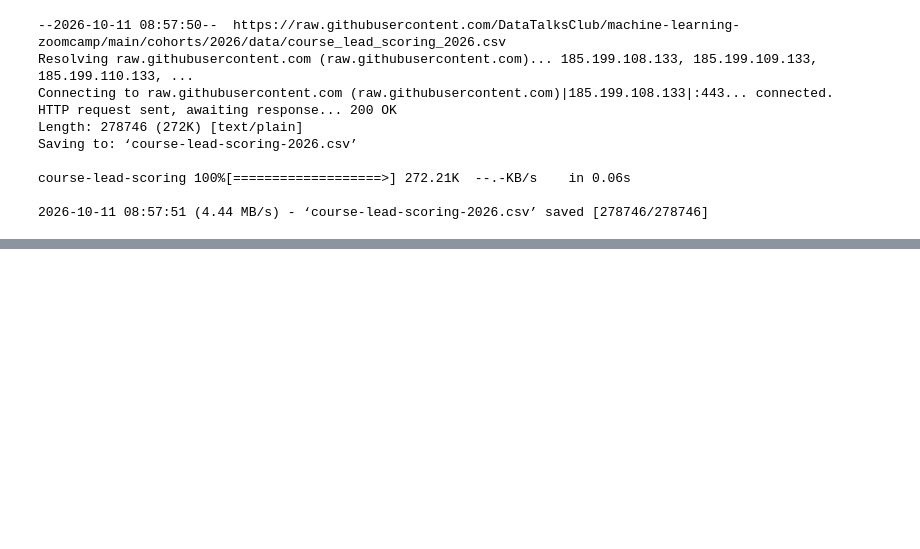
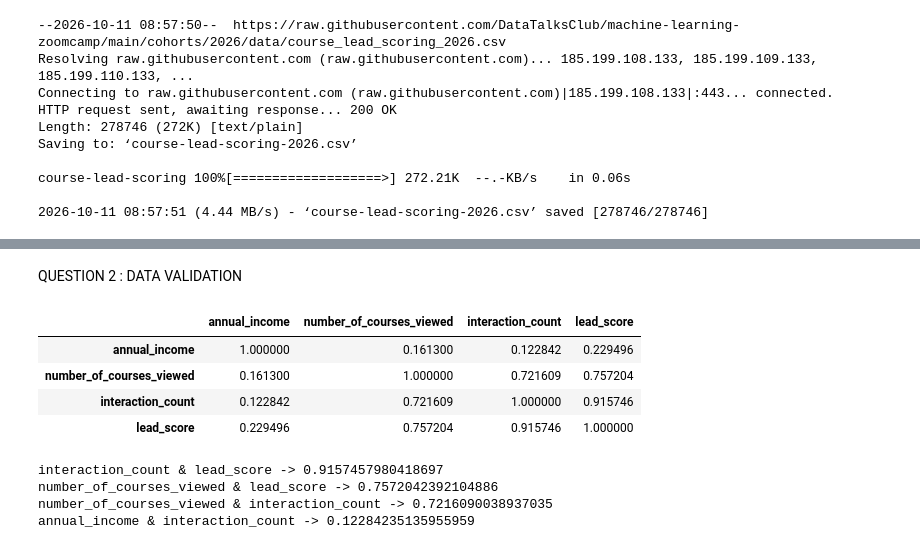
Before and after one commit to william-kambi/machine-learning-zoomcamp, a Jupyter notebook: 03-classification/week 3 homework/homework_week_3.ipynb, the cells around one changed output, grey strips where cells are left out. Cells and saved outputs as stored; diff of their text form; code cells hidden in the pictures; blank space fills up the shorter version.

```diff
--- a/03-classification/week 3 homework/homework_week_3.ipynb
+++ b/03-classification/week 3 homework/homework_week_3.ipynb
@@ -24,0 +58,6 @@ FileNotFoundError: [Errno 2] No such file or directory: 'course-leading-scoring-
+# %%
+categorical=['lead_source', 'industry', 'employment_status', 'location']
+numerical= ['annual_income', 'number_of_courses_viewed', 'interaction_count', 'lead_score']
+# %%
+df[categorical]= df[categorical].fillna('NA')
+df[numerical] = df[numerical]. fillna(0.0)
@@ -24,0 +105,27 @@ FileNotFoundError: [Errno 2] No such file or directory: 'course-leading-scoring-
+# %% [markdown]
+QUESTION 2 : DATA VALIDATION
+# %%
+corr= df[numerical].corr()
+corr
+# %% [output]
+|  | annual_income | number_of_courses_viewed | interaction_count | lead_score |
+| annual_income | 1.000000 | 0.161300 | 0.122842 | 0.229496 |
+| number_of_courses_viewed | 0.161300 | 1.000000 | 0.721609 | 0.757204 |
+| interaction_count | 0.122842 | 0.721609 | 1.000000 | 0.915746 |
+| lead_score | 0.229496 | 0.757204 | 0.915746 | 1.000000 |
+# %%
+
+
+pairs = [
+    ('interaction_count', 'lead_score'),
+    ('number_of_courses_viewed', 'lead_score'),
+    ('number_of_courses_viewed', 'interaction_count'),
+    ('annual_income', 'interaction_count'),
+]
+for a, b in pairs:
+    print(a, '&', b, '->', corr.loc[a, b])
+# %% [output]
+interaction_count & lead_score -> 0.9157457980418697
+number_of_courses_viewed & lead_score -> 0.7572042392104886
+number_of_courses_viewed & interaction_count -> 0.7216090038937035
+annual_income & interaction_count -> 0.12284235135955959
```
Also changed, not shown: parts of 29 cells of this notebook.
